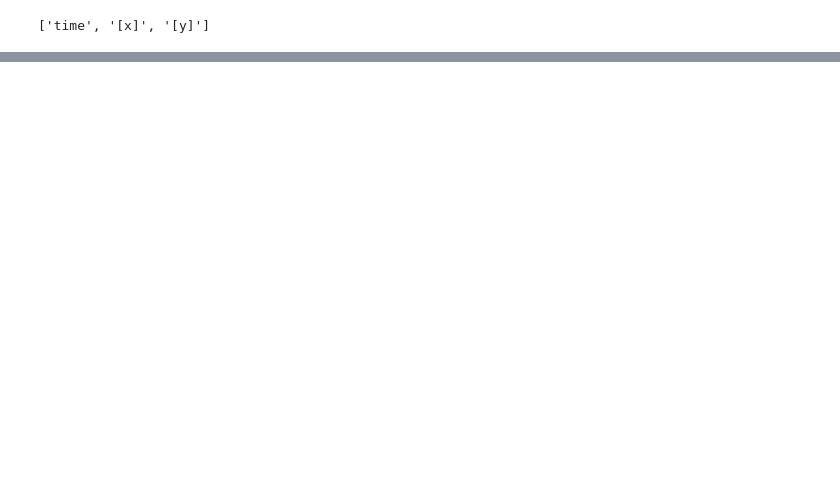
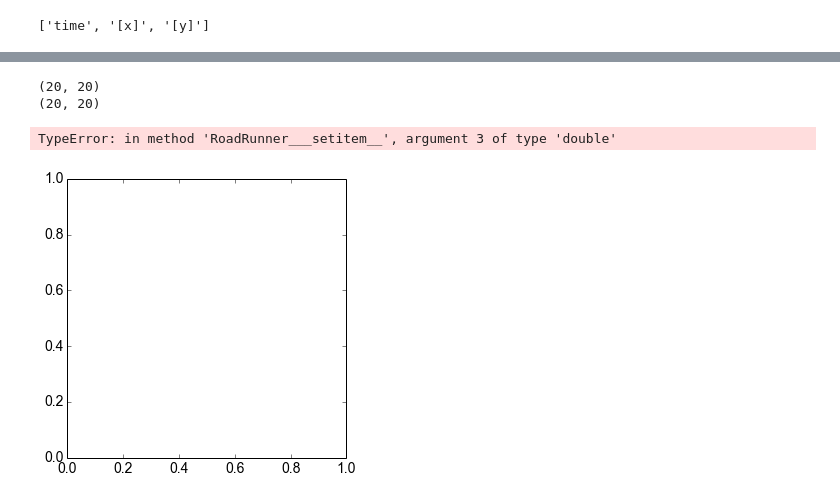
Before and after one commit to jingyayeah/multiscale-galactose, a Jupyter notebook: python/simulator/odesim/examples/Van_der_Pol_Oscillator.ipynb, the cells around one changed output, grey strips where cells are left out. Drawn from its saved outputs; the diff is of its cells as text; code cells hidden in the pictures; blank space fills up the shorter version.

```diff
--- a/python/simulator/odesim/examples/Van_der_Pol_Oscillator.ipynb
+++ b/python/simulator/odesim/examples/Van_der_Pol_Oscillator.ipynb
@@ -163 +160,40 @@ ValueError: field named [x] not found
+# %%
+# updating the concentrations
+def dxdt(rr, data):
+    X, Y = data
+    DX = np.zeros_like(X)
+    DY = np.zeros_like(Y)
+    for k in xrange(len(X)):
+        rr['[x]'], rr['[y]'] = X[k], Y[k]
+        DX[k], DY[k] = rr['J1'], rr['J2']
+    return DX, DY
+# %%
+# Phase portrait
+import numpy as np
+fig2 = plt.figure(figsize=(5,5))
+ax2 = fig2.add_subplot(1,1,1)
+
+# quiverplot
+# define a grid and compute direction at each point
+x = np.linspace(0, 4, 20)
+y = np.linspace(0, 4, 20)
+
+X1 , Y1  = np.meshgrid(x, y)                    # create a grid
+print X1.shape
+print Y1.shape
+DX1, DY1 = dxdt(rr, [X1, Y1])                   # compute J1 and J2 (use roadrunner as calculator)
+
+M = (np.hypot(DX1, DY1))                        # norm the rate
+M[ M == 0] = 1.                                 # avoid zero division errors
+DX1 /= M                                        # normalize each arrows
+DY1 /= M
+
+ax2.quiver(X1, Y1, DX1, DY1, M, pivot='mid')
+ax2.legend()
+ax4.grid()
+# %% [output]
+(20, 20)
+(20, 20)
+TypeError: in method 'RoadRunner___setitem__', argument 3 of type 'double'
+[figure, added]
 # %%
```
Also changed, not shown: parts of 19 cells of this notebook, 1 other file.
